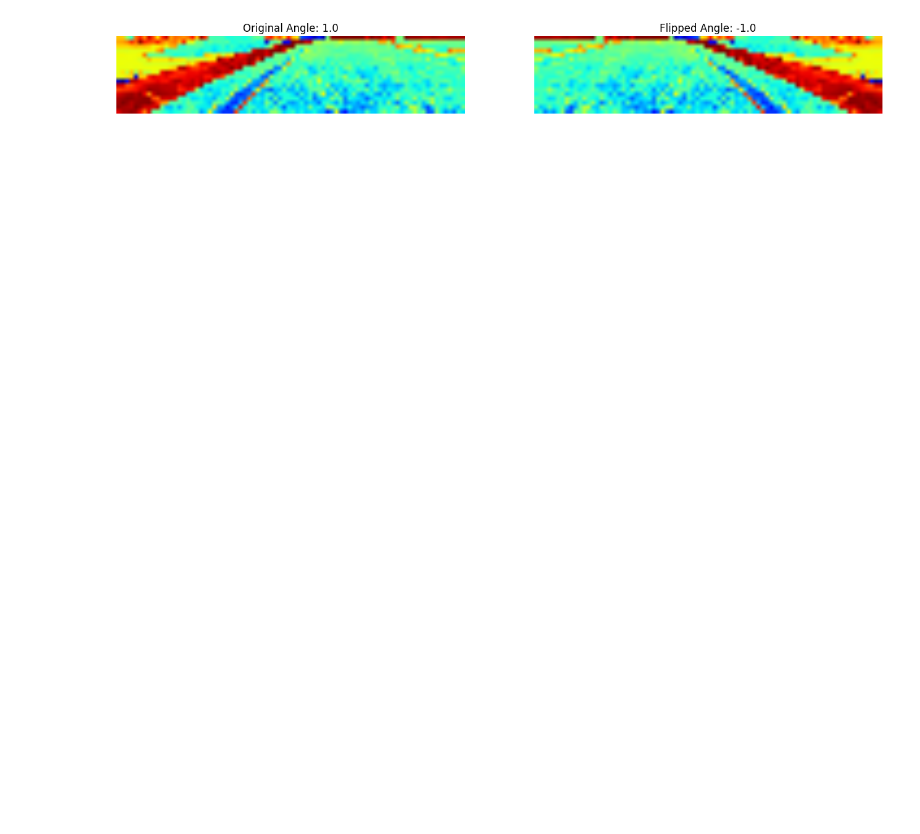
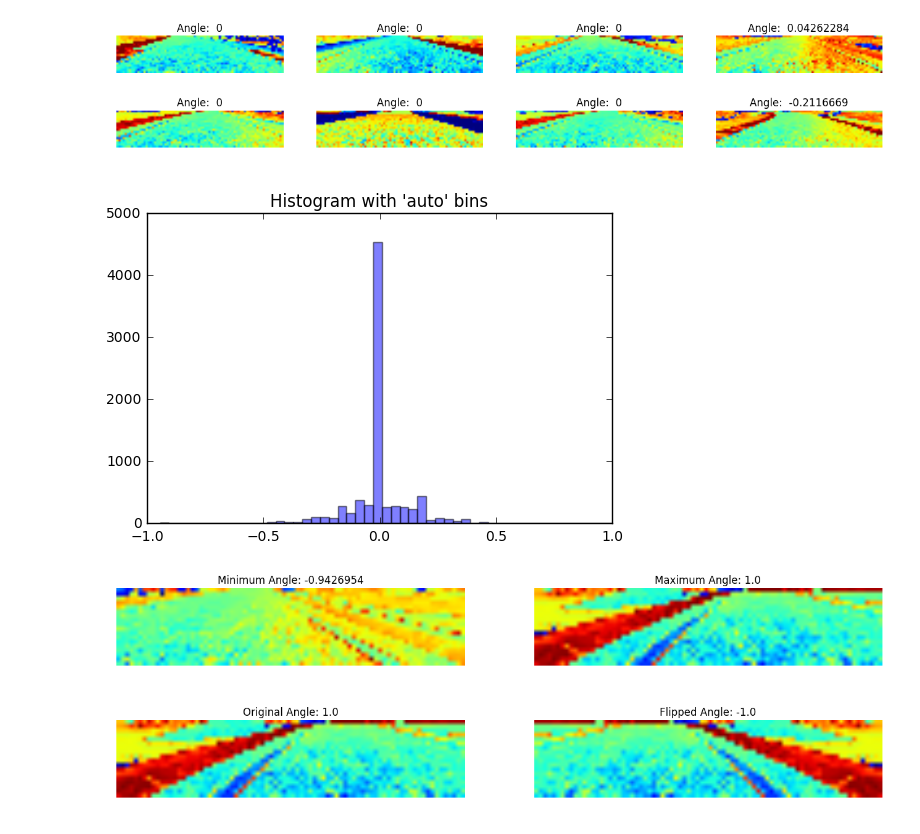
Before and after one commit to sg1705/BehaviorCloning, a Jupyter notebook: preprocess.py.ipynb, the cells around one changed output. Cells and saved outputs as stored; diff of their text form; code cells hidden in the pictures; blank space fills up the shorter version.

```diff
--- a/preprocess.py.ipynb
+++ b/preprocess.py.ipynb
@@ -23,4 +42,6 @@ def readCsv():
             data.append(i)
     print('{0} images available in training data'.format(len(data)))
     #print("Imported {0} rows from CSV".format(len(data)))
-    return data
+    return np.array(data)
+
+csvData = readCsv()
@@ -29,10 +52,9 @@ def readCsv():
 ### right camera to 18 x 80 and turn them into lists.
 ### The length of the each list will be 18 x 80 = 1440
 ### j = 0,1,2 corresponds to center, left, right
-def load_image(csvRow, jj):
+def load_image(csvRow, jj=0):
     image = plt.imread(csvRow[jj].strip())[65:135:4,0:-1:4,0]
     image_list = image.flatten().tolist()
-    return image_list
-
-csvData = readCsv()
-load_image(csvData[0], 1)
+    image_array = np.array(image_list).reshape(18, 80, 1)
+    image_array = image_array / 255 - 0.5
+    return image_array
@@ -95 +61,57 @@ labels: (24108,)
+# %%
+# Plot Images
+
+def getAngleArrayFromCsvData(csvData):
+    np_data = np.array(csvData)
+    angles = (np_data[:,[3]]).astype('float64')
+    angles = np.squeeze(angles, axis=1)
+    return angles
+
+
+# Plot 8 random images
+def plotRandomImage(csvData):
+    X_random_16 = np.random.choice(len(csvData), 8)
+    plt.figure(figsize=(16,6))
+    for ii,idx in enumerate(X_random_16):
+        #get image
+        img = load_image(csvData[idx])
+        angle = csvData[idx][3]
+        plt.subplot(4,4, ii+1)
+        plt.axis('off')
+        plt.title('Angle: {}'.format(angle))
+        plt.imshow(np.squeeze(img, axis=2))
+
+def plotYHistorygram(csvData):
+    angles = getAngleArrayFromCsvData(csvData)
+    plt.figure()
+    hist = plt.hist(angles, bins=51, alpha=0.5)
+    plt.title("Histogram with 'auto' bins")
+    plt.show()
+
+#display min,max steering and image
+def plotMinMax(csvData):
+    angle_array = getAngleArrayFromCsvData(csvData)
+    y_train_min = np.argmin(angle_array)
+    y_train_max = np.argmax(angle_array)
+    X_min = load_image(csvData[y_train_min])
+    X_max = load_image(csvData[y_train_max])
+    plt.figure(figsize=(16,8))
+    plt.subplot(1,2, 1)
+    plt.axis('off')
+    plt.imshow(np.squeeze(X_min, axis=2))
+    plt.title('Minimum Angle: {}'.format(angle_array[y_train_min]))
+    plt.subplot(1,2, 2)
+    plt.axis('off')
+    plt.title('Maximum Angle: {}'.format(angle_array[y_train_max]))
+    plt.imshow(np.squeeze(X_max, axis=2))
+
+
+
+plotRandomImage(csvData)
+plotYHistorygram(csvData)
+plotMinMax(csvData)
+# %% [output]
+[figure, added]
+[figure, added]
+[figure, added]
 # %%
```
Also changed, not shown: parts of 20 cells of this notebook, 1 other file.
